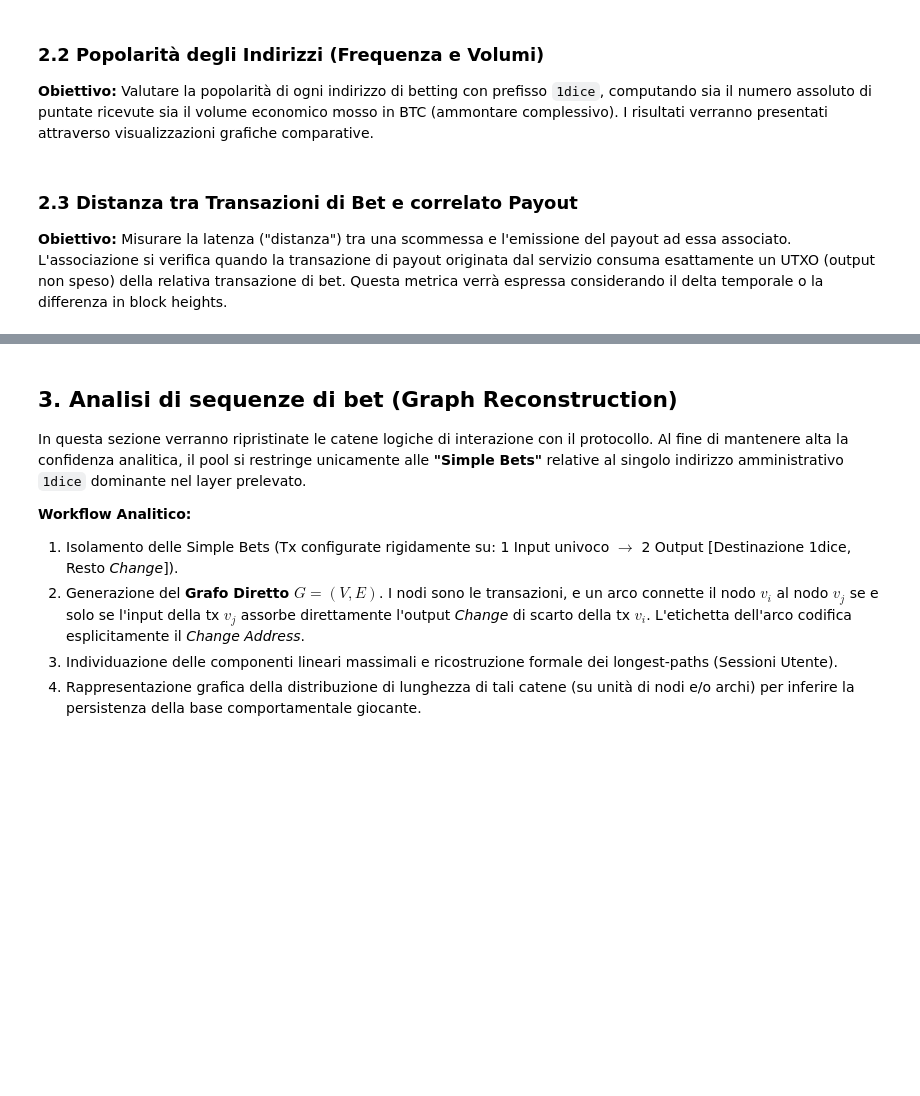
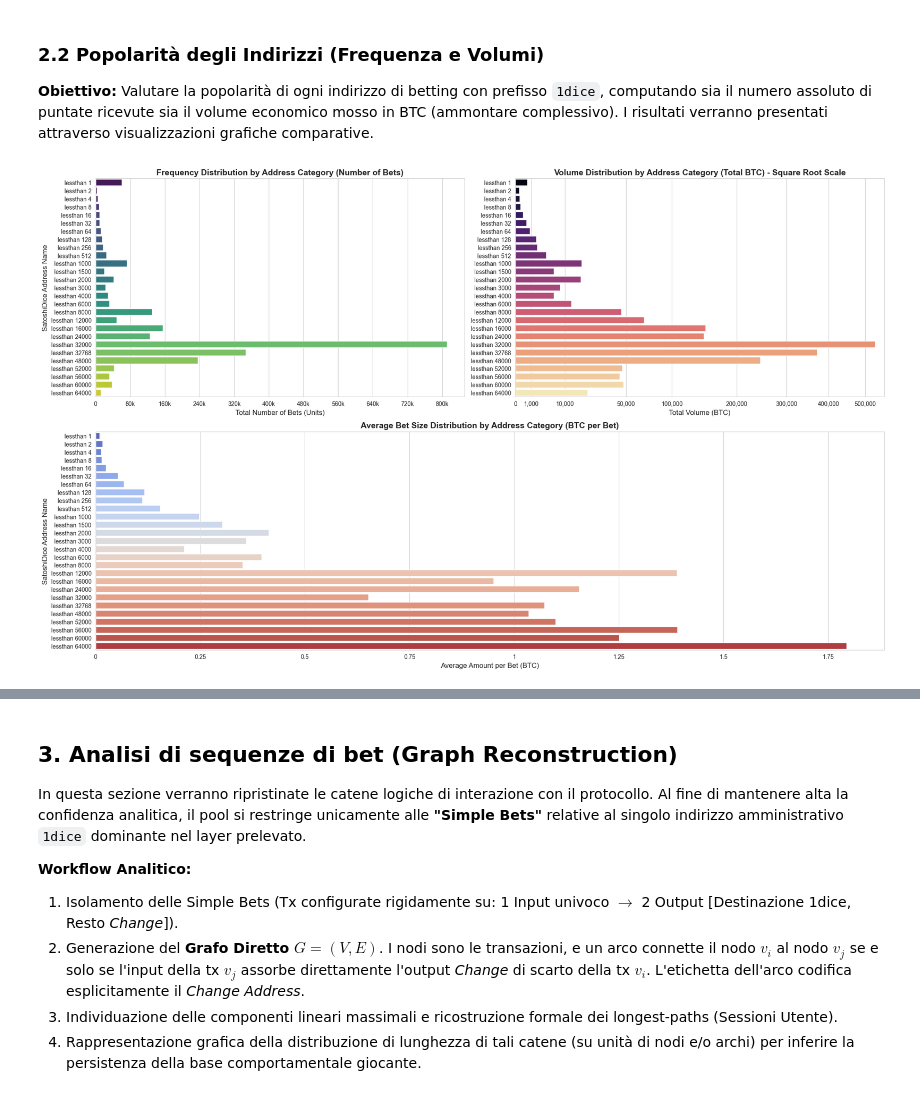
Before and after one commit to Hevial/betflow-satoshi-dice, a Jupyter notebook: notebooks/satoshi_dice_analysis.ipynb, the cells around one changed output, grey strips where cells are left out. Saved outputs shown, nothing was run; the diff lists cells and outputs as text; code cells hidden in the pictures; blank space fills up the shorter version.

```diff
--- a/notebooks/satoshi_dice_analysis.ipynb
+++ b/notebooks/satoshi_dice_analysis.ipynb
@@ -62,8 +83,13 @@ import seaborn as sns
 ### 2.2 Popolarità degli Indirizzi (Frequenza e Volumi)
 **Obiettivo:** Valutare la popolarità di ogni indirizzo di betting con prefisso `1dice`, computando sia il numero assoluto di puntate ricevute sia il volume economico mosso in BTC (ammontare complessivo). I risultati verranno presentati attraverso visualizzazioni grafiche comparative.
 # %%
-# TODO: Filtraggio degli address '1dice', conteggio invocazioni e calcolo volumi BTC
-# ... (implementazione analisi) ...
+from src.analytics import compute_address_popularity
+from src.visualizations import plot_address_popularity
+
+# Esecuzione dell'analisi: calcolo popolarità ordinata per WinOdds per osservare la distribuzione del rischio
+popularity_df = compute_address_popularity(outputs, mapping, satoshi_dice, sort_by='WinOdds', ascending=True)
+
+# Visualizzazione dell'intero spettro di indirizzi (27) per mappare la distribuzione
+plot_address_popularity(popularity_df, top_n=27)
+# %% [output]
+[figure, added]
-# %% [markdown]
-### 2.3 Distanza tra Transazioni di Bet e correlato Payout
-**Obiettivo:** Misurare la latenza ("distanza") tra una scommessa e l'emissione del payout ad essa associato. L'associazione si verifica quando la transazione di payout originata dal servizio consuma esattamente un UTXO (output non speso) della relativa transazione di bet. Questa metrica verrà espressa considerando il delta temporale o la differenza in block heights.
```
Also changed, not shown: parts of 12 cells of this notebook, 2 other files.
